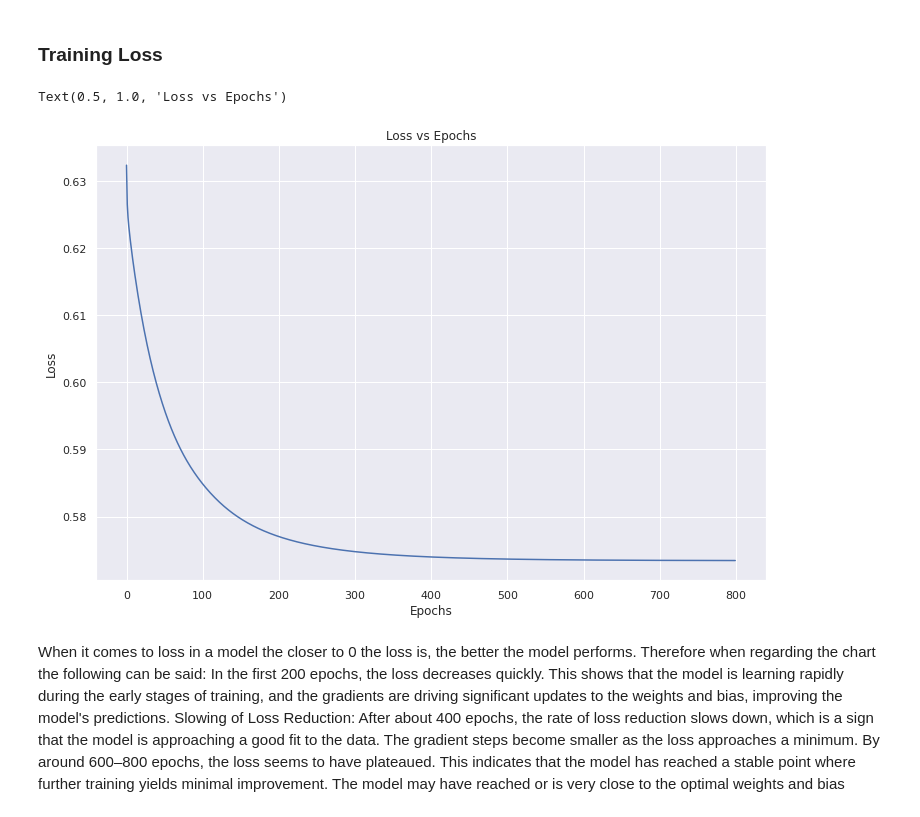
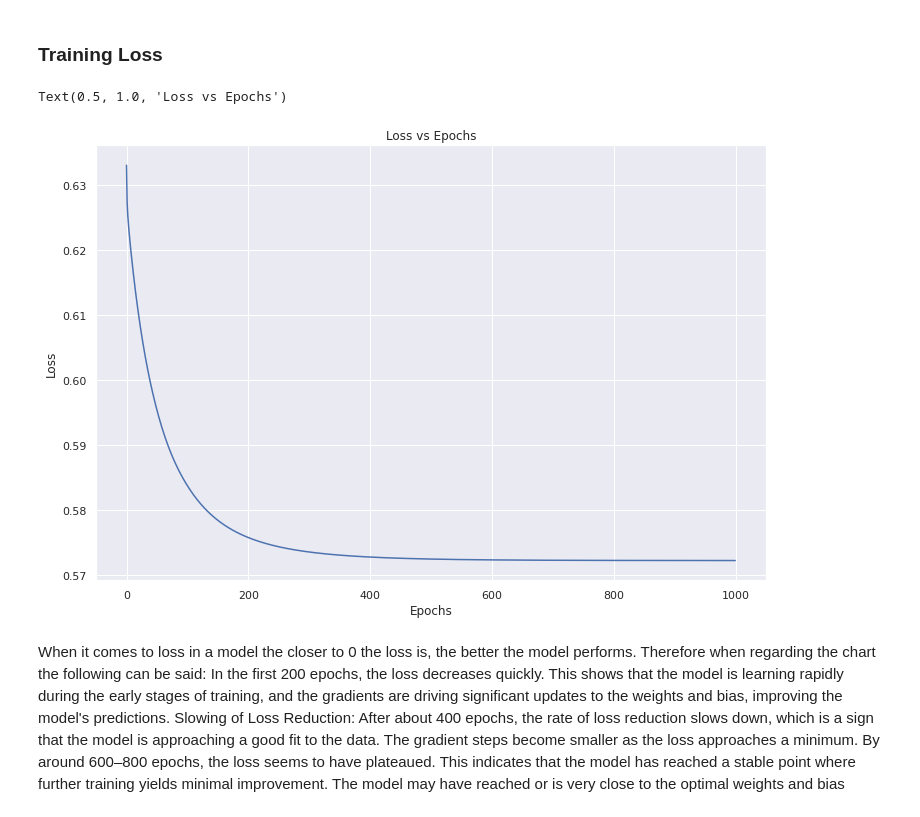
Before and after one commit to HumanClone/Logistic-Regression, a Jupyter notebook: Logistic Regression P2.ipynb, the cells around one changed output. Cells and saved outputs as stored; diff of their text form; code cells hidden in the pictures.

```diff
--- a/Logistic Regression P2.ipynb
+++ b/Logistic Regression P2.ipynb
@@ -192,0 +228,3 @@ and the following are discrete:
+# %%
+df=df[df.ap_lo>0]
+df=df[df.ap_hi>0]
@@ -309,7 +324,7 @@ The following code is the creation of the sigmoid function which is what will be
 The loss function is used to determine the error according  to the difference between predicted probabilities with the implementation of epsilon to help to ensure numerical stability in the loss function by avoiding the calculation of log(0) and preventing NaN errors during training. This helps maintain consistent and smooth gradient descent updates.<br>
 The gradient fucntion computes the gradients of the weights (dw) and bias (db) with respect to the loss function which returns how much each parameter needs to be updated to reduce the loss.
 # %%
-def sigmoid(X,weights):
+def sigmoid(z):
     return 1.0/(1+np.exp(-z))
 
 def loss( y,h):
@@ -317,7 +332,7 @@ def loss( y,h):
     loss = -np.mean((y * np.log(h + epsilon)) + ((1-y) * np.log(1 - h+ epsilon)))
     return loss
 
-def gradients(X, y, h):
+def gradient_descent(X, y, h):
     m = X.shape[0]
     dw = (1/m)*np.dot(X.T, (h - y))
     db = (1/m)*np.sum((h- y))
@@ -328,4 +343,9 @@ the following method involves the use of Mini-batch decent to update the bias an
 # %%
+# Adejumo 2023
+# Gradient Descent From Scratch- Batch Gradient Descent, Stochastic Gradient Descent, and Mini-Batch Gradient Descent
+# Medium
+# https://medium.com/@jaleeladejumo/gradient-descent-from-scratch-batch-gradient-descent-stochastic-gradient-descent-and-mini-batch-def681187473
+# [Accessed 10 October 2024]
 
 def train(X, y, batches, epochs, lr):
 
@@ -334,8 +354,8 @@ def train(X, y, batches, epochs, lr):
     bias = 0
     y = y.reshape(m,1)
     losses = []
-
-    for epoch in range(epochs):
+    epoch=0
+    while epoch < epochs:
         for i in range((m-1)//batches + 1):
 
             start = i*batches
@@ -345,13 +365,16 @@ def train(X, y, batches, epochs, lr):
 
             h = sigmoid(np.dot(x_batch, weights) + bias)
 
-            dw, db = gradients(x_batch, y_batch, h)
+            dw, db = gradient_descent(x_batch, y_batch, h)
 
             weights -= lr*dw
             bias -= lr*db
 
         l = loss(y, sigmoid(np.dot(X, weights) + bias))
         losses.append(l)
+        epoch+=1
+        if losses[-1] < 0.01:
+            break
 
     return weights, bias, losses
 
@@ -362,7 +385,7 @@ def predict(X,w,b):
 # %% [markdown]
 the predict function uses the final weights and bias to make predictions. If the sigmoid output is greater than 0.5, it predicts 1, otherwise 0. it is then trained and the weights, biases and losses are returned
 # %%
-w,b, l = train(X_train, y_train, batches=100, epochs=800, lr=0.01)
+w,b,l = train(X_train, y_train, batches=100, epochs=1000, lr=0.01)
 # %%
 ypred=predict(X_test,w,b)
 # %% [markdown]
@@ -382,13 +405,13 @@ for the sake of readability and brevity the created logistic regression model wi
 # %% [markdown]
 ### Training Loss
 # %%
-plt.plot(range(800), l)
+plt.plot(range(1000), l)
 plt.xlabel('Epochs')
 plt.ylabel('Loss')
 plt.title('Loss vs Epochs')
 # %% [output]
 Text(0.5, 1.0, 'Loss vs Epochs')
-[figure, old version]
+[figure, new version]
 # %% [markdown]
 When it comes to loss in a model the closer to 0 the loss is, the better the model performs. Therefore when regarding the chart the following can be said:
 In the first 200 epochs, the loss decreases quickly. This shows that the model is learning rapidly during the early stages of training, and the gradients are driving significant updates to the weights and bias, improving the model's predictions.
```
Also changed, not shown: parts of 39 cells of this notebook.
